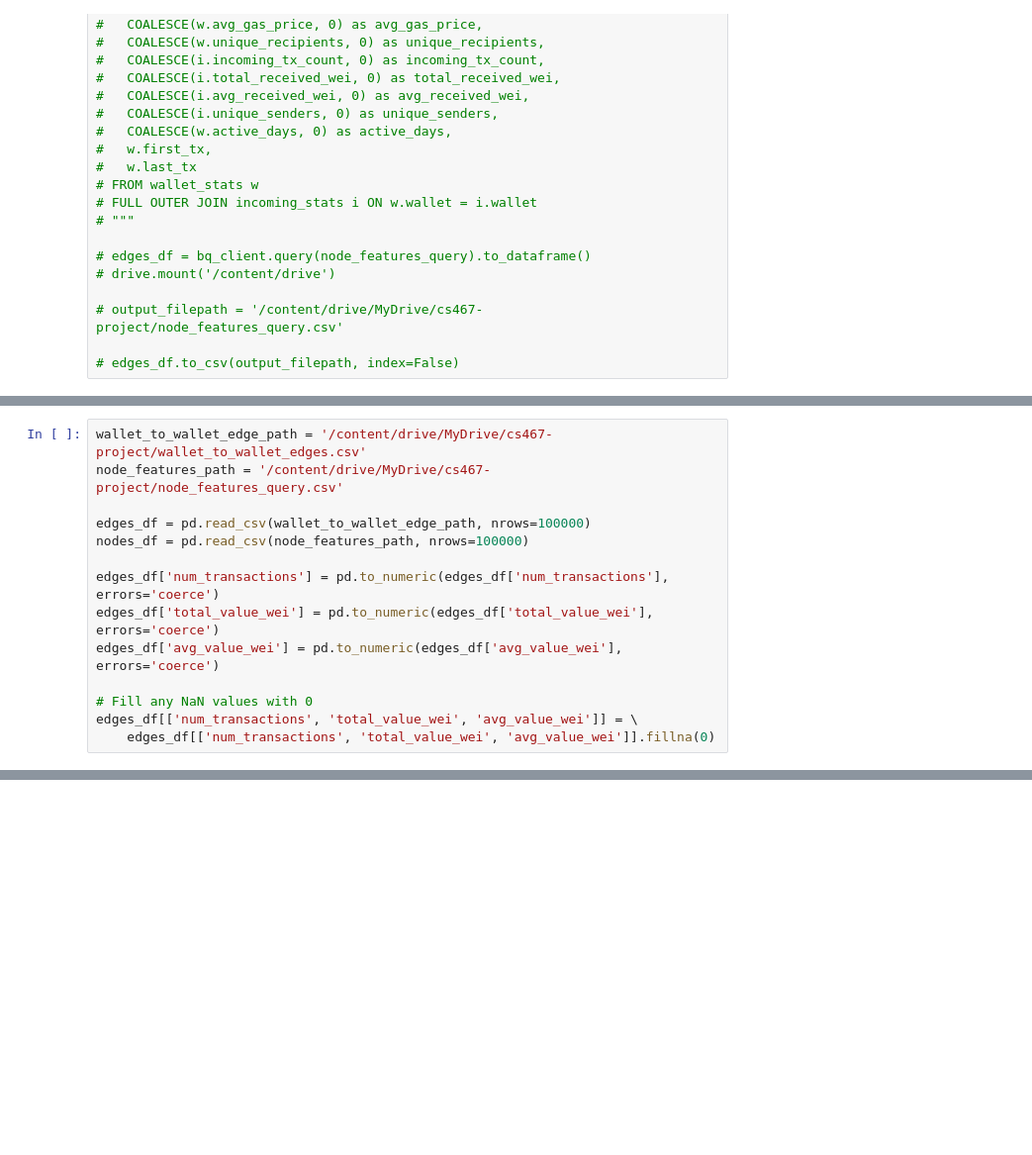
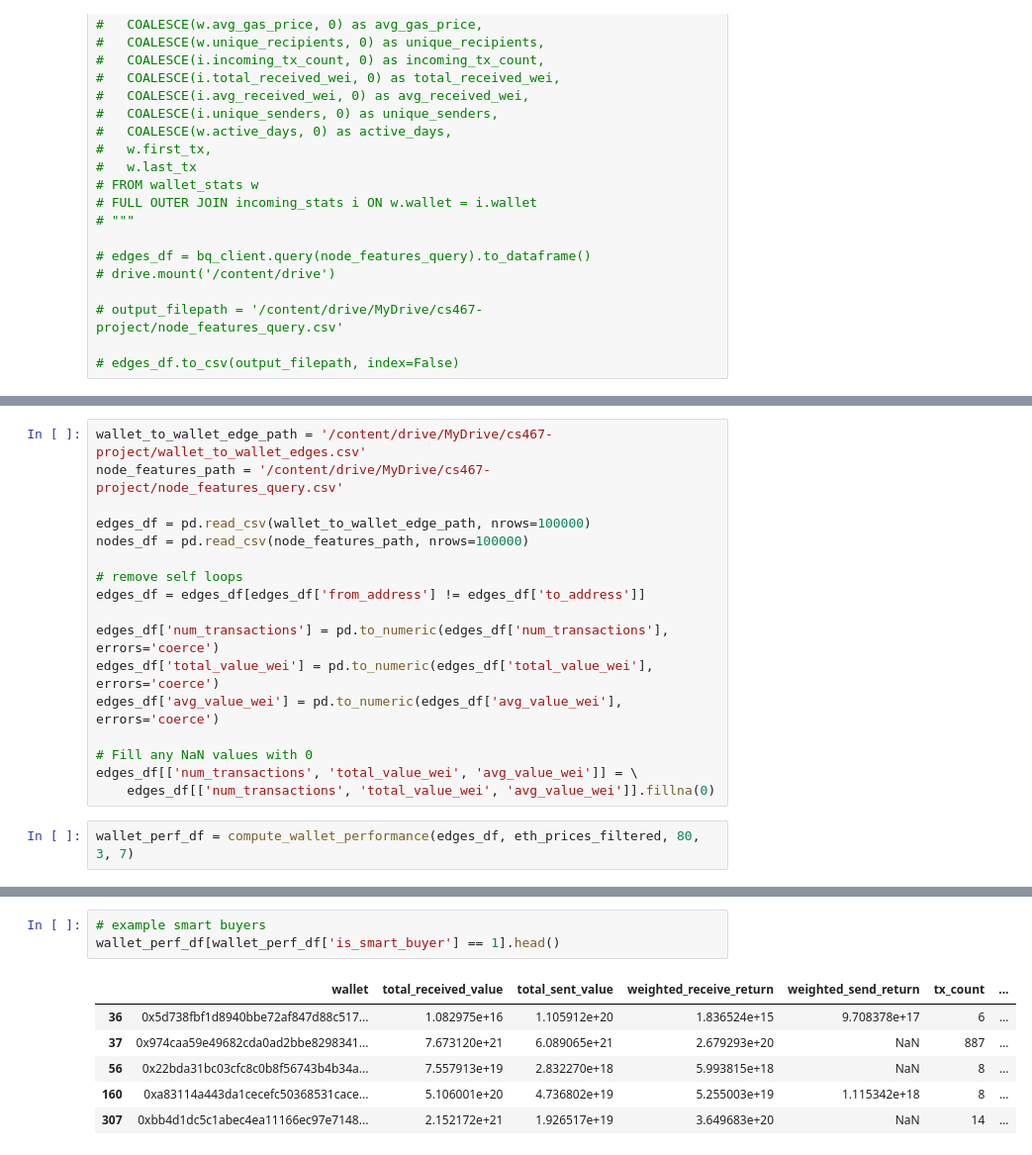
Before and after one commit to RealEdwardS/cs467-project, a Jupyter notebook: main.ipynb, the cells around one changed output, grey strips where cells are left out. Shown at 99% size. Cells and saved outputs as stored; diff of their text form; blank space fills up the shorter version.

Commit message:
wallet performance tracking, modified graph structure for performance tracking, added temporal train/test split

```diff
--- a/main.ipynb
+++ b/main.ipynb
@@ -108,6 +330,9 @@ node_features_path = '/content/drive/MyDrive/cs467-project/node_features_query.c
 
 edges_df = pd.read_csv(wallet_to_wallet_edge_path, nrows=100000)
 nodes_df = pd.read_csv(node_features_path, nrows=100000)
+
+# remove self loops
+edges_df = edges_df[edges_df['from_address'] != edges_df['to_address']]
 
 edges_df['num_transactions'] = pd.to_numeric(edges_df['num_transactions'], errors='coerce')
 edges_df['total_value_wei'] = pd.to_numeric(edges_df['total_value_wei'], errors='coerce')
@@ -116,3 +341,5 @@ edges_df['avg_value_wei'] = pd.to_numeric(edges_df['avg_value_wei'], errors='coe
 # Fill any NaN values with 0
 edges_df[['num_transactions', 'total_value_wei', 'avg_value_wei']] = \
     edges_df[['num_transactions', 'total_value_wei', 'avg_value_wei']].fillna(0)
+# %%
+wallet_perf_df = compute_wallet_performance(edges_df, eth_prices_filtered, 80, 3, 7)
@@ -118,0 +364,10 @@ edges_df[['num_transactions', 'total_value_wei', 'avg_value_wei']] = \
+# %%
+# example smart buyers
+wallet_perf_df[wallet_perf_df['is_smart_buyer'] == 1].head()
+# %% [output]
+|  | wallet | total_received_value | total_sent_value | weighted_receive_return | weighted_send_return | tx_count | ... |
+| 36 | 0x5d738fbf1d8940bbe72af847d88c517... | 1.082975e+16 | 1.105912e+20 | 1.836524e+15 | 9.708378e+17 | 6 | ... |
+| 37 | 0x974caa59e49682cda0ad2bbe8298341... | 7.673120e+21 | 6.089065e+21 | 2.679293e+20 | NaN | 887 | ... |
+| 56 | 0x22bda31bc03cfc8c0b8f56743b4b34a... | 7.557913e+19 | 2.832270e+18 | 5.993815e+18 | NaN | 8 | ... |
+| 160 | 0xa83114a443da1cecefc50368531cace... | 5.106001e+20 | 4.736802e+19 | 5.255003e+19 | 1.115342e+18 | 8 | ... |
+| 307 | 0xbb4d1dc5c1abec4ea11166ec97e7148... | 2.152172e+21 | 1.926517e+19 | 3.649683e+20 | NaN | 14 | ... |
```
Also changed, not shown: parts of 11 cells of this notebook.
